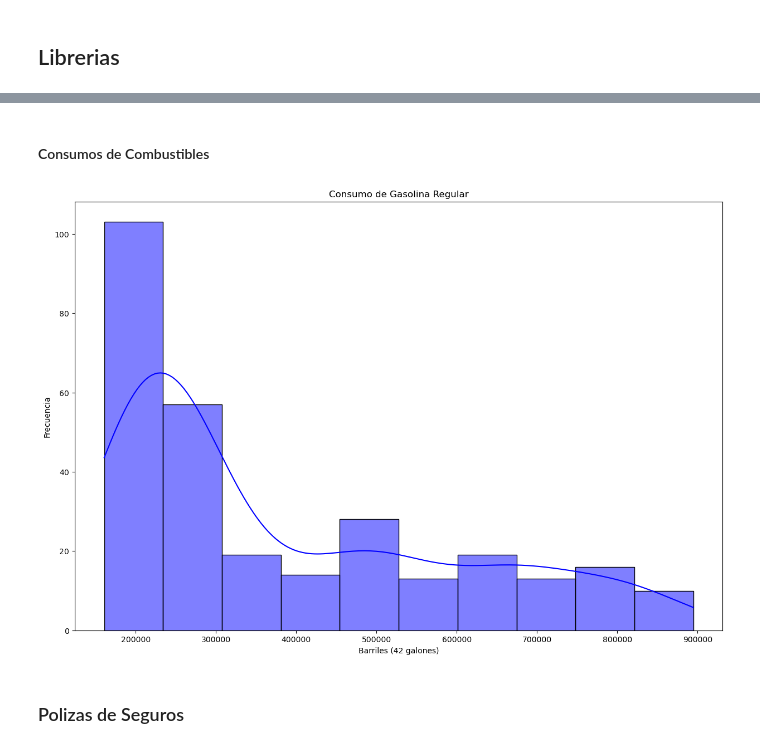
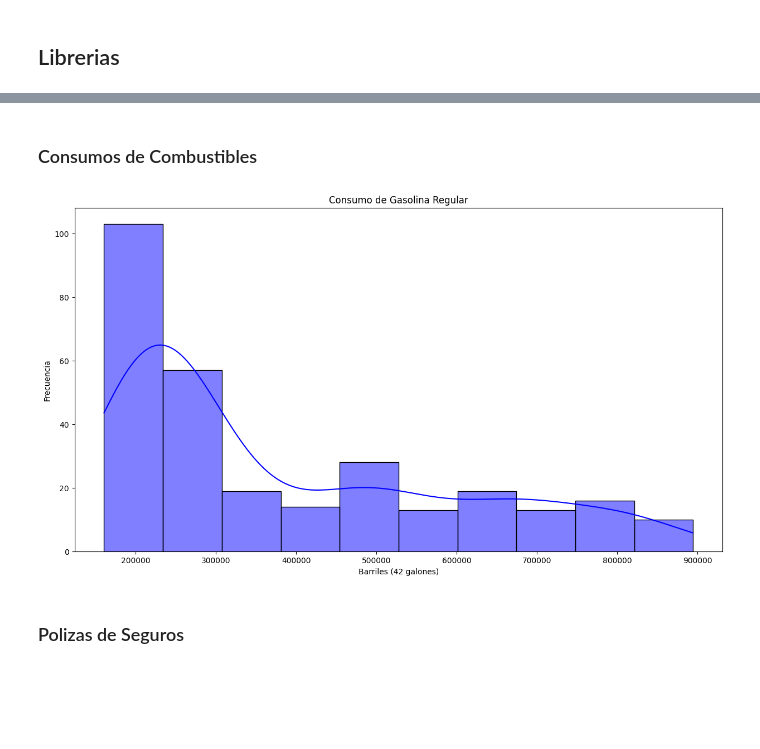
Before and after one commit to LeivaDiego/Tarea3-DataScience, a Jupyter notebook: visualizaciones.ipynb, the cells around one changed output, grey strips where cells are left out. Drawn from its saved outputs; the diff is of its cells as text; code cells hidden in the pictures; blank space fills up the shorter version.

```diff
--- a/visualizaciones.ipynb
+++ b/visualizaciones.ipynb
@@ -46,15 +44,15 @@ plt.show()
 # %% [markdown]
-#### Consumos de Combustibles
+### Consumos de Combustibles
 # %%
 # Configuración de un solo plot para Consumo de Combustibles
-plt.figure(figsize=(15, 10))
+plt.figure(figsize=(15, 8))
 sns.histplot(consumos_df['Gasolina Regular'], kde=True, color='blue')
 plt.title('Consumo de Gasolina Regular')
 plt.xlabel('Barriles (42 galones)')
 plt.ylabel('Frecuencia')
 plt.show()
 # %% [output]
-[figure, old version]
+[figure, new version]
 # %% [markdown]
 ### Polizas de Seguros
 # %%
```
Also changed, not shown: parts of 10 cells of this notebook.
